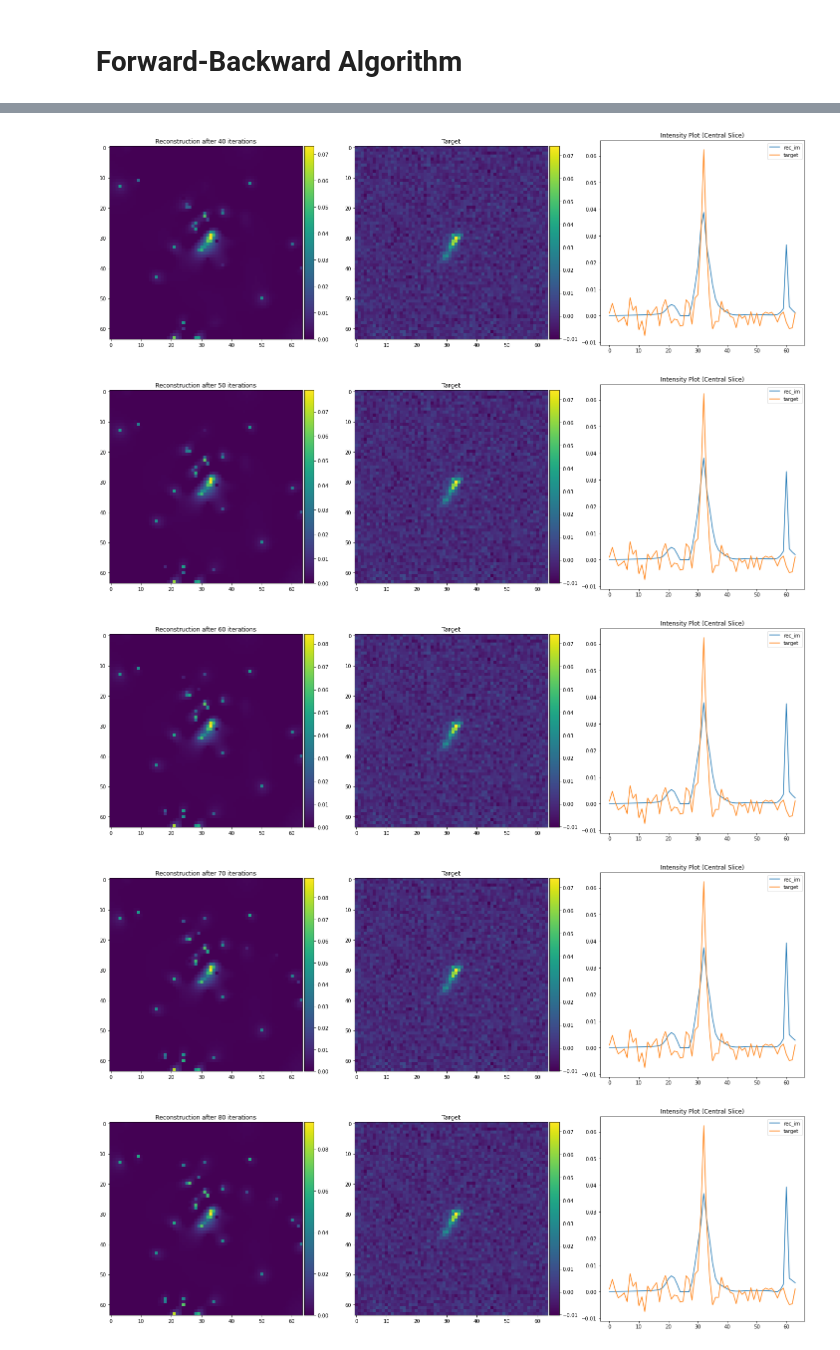
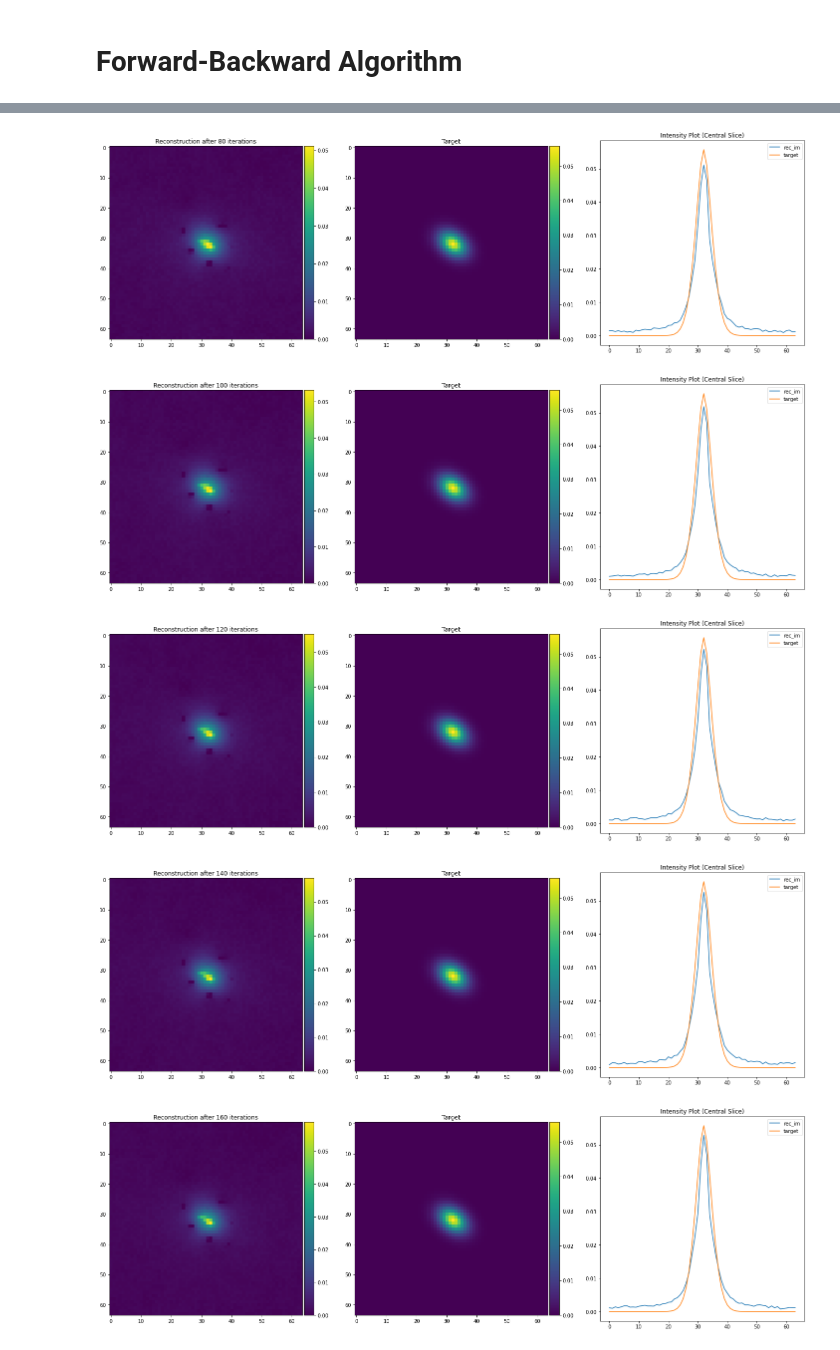
Before and after one commit to utsav-akhaury/PnP-ADMM, a Jupyter notebook: FB_starlet.ipynb, the cells around one changed output, grey strips where cells are left out. Cells and saved outputs as stored; diff of their text form; code cells hidden in the pictures.

Commit message:
Forward backward + Starlet

```diff
--- a/FB_starlet.ipynb
+++ b/FB_starlet.ipynb
@@ -76,35 +71,28 @@ def pre_proc_unet(dico):
 
 def fftconvolve(image, kernel):
 
-    x = tf.signal.fftshift(tf.signal.fft2d(image))
-    y = tf.signal.fftshift(tf.signal.fft2d(kernel))
+    x = tf.signal.fftshift(tf.signal.fft2d(tf.cast(image, tf.complex64)))
+    y = tf.signal.fftshift(tf.signal.fft2d(tf.cast(kernel, tf.complex64)))
     result = tf.math.real(tf.signal.fftshift(tf.signal.ifft2d(tf.signal.ifftshift(x * y))))
 
-    return tf.cast(result, tf.complex64)
+    return tf.cast(result, tf.float32)
 
 
 def fft(data):
 
-    return ( tf.convert_to_tensor(1.0/data.get_shape().as_list()[0], tf.complex64) *
-             tf.signal.fftshift(tf.signal.fft2d(tf.signal.ifftshift(data))) )
+    return tf.math.real( tf.convert_to_tensor(1.0/data.get_shape().as_list()[0], tf.complex64) *
+                         tf.signal.fftshift(tf.signal.fft2d(tf.signal.ifftshift(tf.cast(data, tf.complex64)))) )
 
 
 def ifft(data):
 
-    return ( tf.convert_to_tensor(data.get_shape().as_list()[0], tf.complex64) *
-             tf.signal.fftshift(tf.signal.ifft2d(tf.signal.ifftshift(data))) )
+    return tf.math.real( tf.convert_to_tensor(data.get_shape().as_list()[0], tf.complex64) *
+                         tf.signal.fftshift(tf.signal.ifft2d(tf.signal.ifftshift(tf.cast(data, tf.complex64)))) )
 
 
 def nmse(signal_1, signal_2):
 
     return tf.keras.backend.get_value(tf.norm(signal_2 - signal_1)**2 / tf.norm(signal_1)**2)
-
-
-def max_sv(psf, sigma, rho):
-
-    H = tf.signal.fft2d(psf)
-    normH = tf.math.abs(tf.reverse(tf.reverse(H, axis=[0]), axis=[1]) * H + rho*sigma**2)
-    return tf.cast(tf.math.reduce_max(normH), tf.complex64)
 
 
 def blob_mask(img,background=0,connectivity=2):
@@ -136,8 +124,8 @@ with tf.compat.v1.Session() as sess:
 
     # Let's create an instance of the hsc_problem
     Modes = tf.estimator.ModeKeys
-    problem128 = problems.problem('attrs2img_cosmos_cfht2hst')
-    dset = problem128.dataset(Modes.EVAL, data_dir='/local/home/ua264756/Data/attrs2img_cosmos_cfht2hst')
+    problem128 = problems.problem('attrs2img_cosmos_parametric_cfht2hst')
+    dset = problem128.dataset(Modes.EVAL, data_dir='/local/home/ua264756/Data/attrs2img_cosmos_parametric_cfht2hst')
     dset = dset.repeat()
     dset = dset.map(pre_proc_unet)
     n_batch = 128
@@ -169,7 +157,7 @@ WARNING:tensorflow:From <ipython-input-5-37c9233474ad>:13: DatasetV1.make_one_sh
 Instructions for updating:
 Use `for ... in dataset:` to iterate over a dataset. If using `tf.estimator`, return the `Dataset` object directly from your input function. As a last resort, you can use `tf.compat.v1.data.make_one_s ...
 # %%
-ind_val = 7  # Corresponding ground truth & PSF in a batch
+ind_val = 4  # Corresponding ground truth & PSF in a batch
 
 gal_input = np.squeeze(batch[0][ind_val])
 gal_target = np.squeeze(batch[1][ind_val])
@@ -276,11 +239,11 @@ $ \\\\\\ \hspace{0.5cm}Hx_{true} - y = n $
 
 $ \\\\\\ \hspace{0.5cm}np.std(x^{(\frac{1}{2})}) = np.std(\alpha H^T n) \hspace{1.0cm} (Empirical \hspace{0.175cm} value) \\\\\\ \hspace{2.75cm} = \alpha \lVert H \rVert_F \sigma \hspace{2.05cm} (Theoretical \hspace{0.175cm} value) $
 # %%
-gal_input_tf = tf.cast(gal_input, tf.complex64)
-psf_tf = tf.cast(psf, tf.complex64)
+gal_input_tf = tf.cast(gal_input, tf.float32)
+psf_tf = tf.cast(psf, tf.float32)
 
-gal_target_tf = tf.cast(gal_target, tf.complex64)
-gal_target_nmse = tf.cast((gal_target > 2*(sigma_noise/4000)) * gal_target, tf.complex64)
+gal_target_tf = tf.cast(gal_target, tf.float32)
+gal_target_nmse = tf.cast((gal_target > 2*(sigma_noise/4000)) * gal_target, tf.float32)
 # %%
 # Projection - Enforce non-negative values
 def proj(xi):
@@ -455,12 +415,12 @@ def runFB(y, x_0, psf, grad, disp_step, n_iter, denoise):
 
     return x_opt, cost, nmse_arr
 # %%
-n_iter = 100
-disp_step = 10
+n_iter = 200
+disp_step = 20
 
 x_0 = np.zeros(gal_input.shape)
 
 # Deconvolve the image
-x_opt, cost, nmse_arr = runFB(gal_input_tf, x_0, psf_tf, grad, disp_step, n_iter, denoise='starlet')
+x_opt, cost, nmse_arr = runFB(gal_input_tf, x_0, psf_tf, grad, disp_step, n_iter)
 # %% [output]
 STD [σ]:  0.0058975
@@ -476,5 +436,5 @@ Theoretical: 0.0010505358
-[figure, old version]
+[figure, new version]
-[figure, old version]
+[figure, new version]
-[figure, old version]
+[figure, new version]
-[figure, old version]
+[figure, new version]
-[figure, old version]
+[figure, new version]
```
Also changed, not shown: parts of 15 cells of this notebook.
